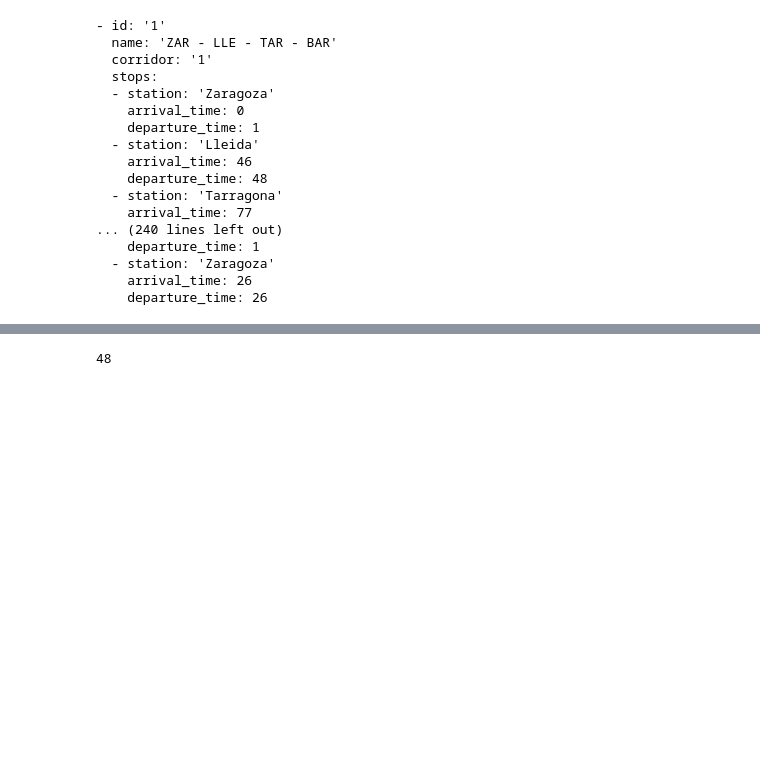
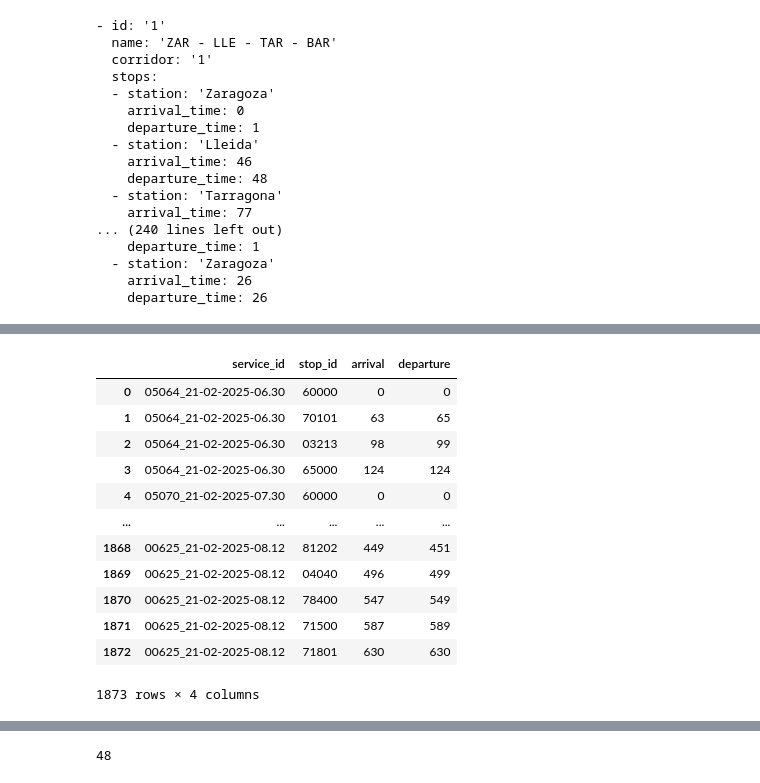
Before and after one commit to DavidMunozValero/robin-fuzzy, a Jupyter notebook: notebooks/14.0-renfe_scraping.ipynb, the cells around one changed output, grey strips where cells are left out. Cells and saved outputs as stored; diff of their text form; code cells hidden in the pictures; blank space fills up the shorter version.

```diff
--- a/notebooks/14.0-renfe_scraping.ipynb
+++ b/notebooks/14.0-renfe_scraping.ipynb
@@ -523,0 +548,16 @@ Search url:  https://horarios.renfe.com/HIRRenfeWeb/buscar.do?O=MADRI&D=60600&AF
+# %%
+df_stops
+# %% [output]
+|  | service_id | stop_id | arrival | departure |
+| 0 | 05064_21-02-2025-06.30 | 60000 | 0 | 0 |
+| 1 | 05064_21-02-2025-06.30 | 70101 | 63 | 65 |
+| 2 | 05064_21-02-2025-06.30 | 03213 | 98 | 99 |
+| 3 | 05064_21-02-2025-06.30 | 65000 | 124 | 124 |
+| 4 | 05070_21-02-2025-07.30 | 60000 | 0 | 0 |
+| ... | ... | ... | ... | ... |
+| 1868 | 00625_21-02-2025-08.12 | 81202 | 449 | 451 |
+| 1869 | 00625_21-02-2025-08.12 | 04040 | 496 | 499 |
+| 1870 | 00625_21-02-2025-08.12 | 78400 | 547 | 549 |
+| 1871 | 00625_21-02-2025-08.12 | 71500 | 587 | 589 |
+| 1872 | 00625_21-02-2025-08.12 | 71801 | 630 | 630 |
+1873 rows × 4 columns
```
Also changed, not shown: parts of 6 cells of this notebook, 4 other files.
